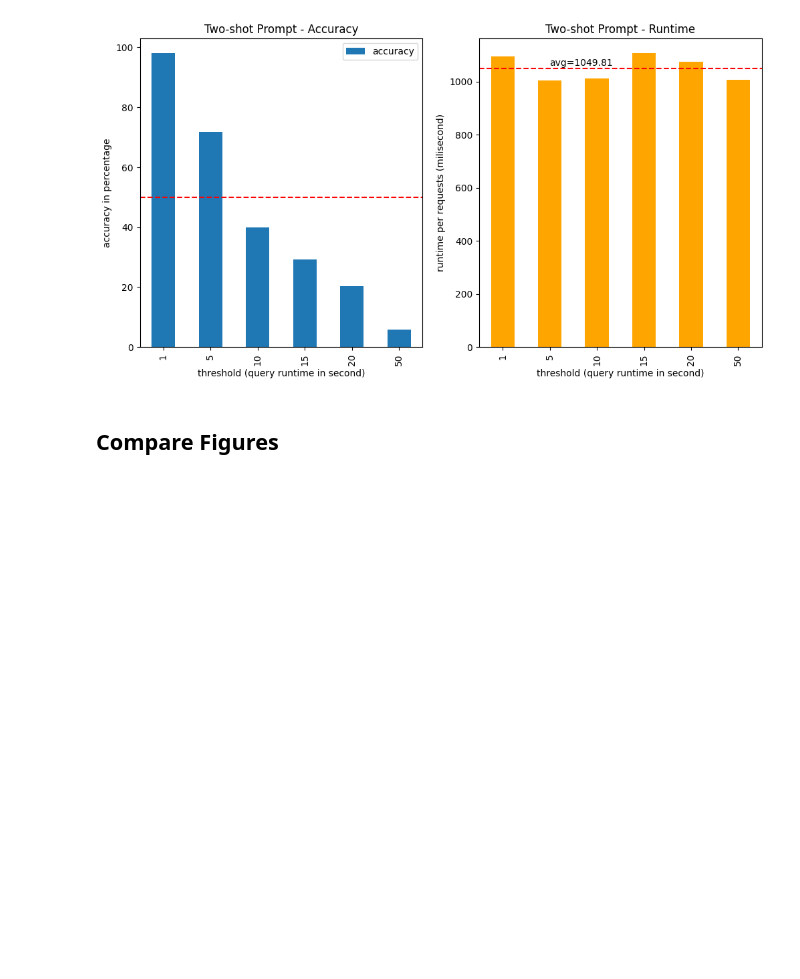
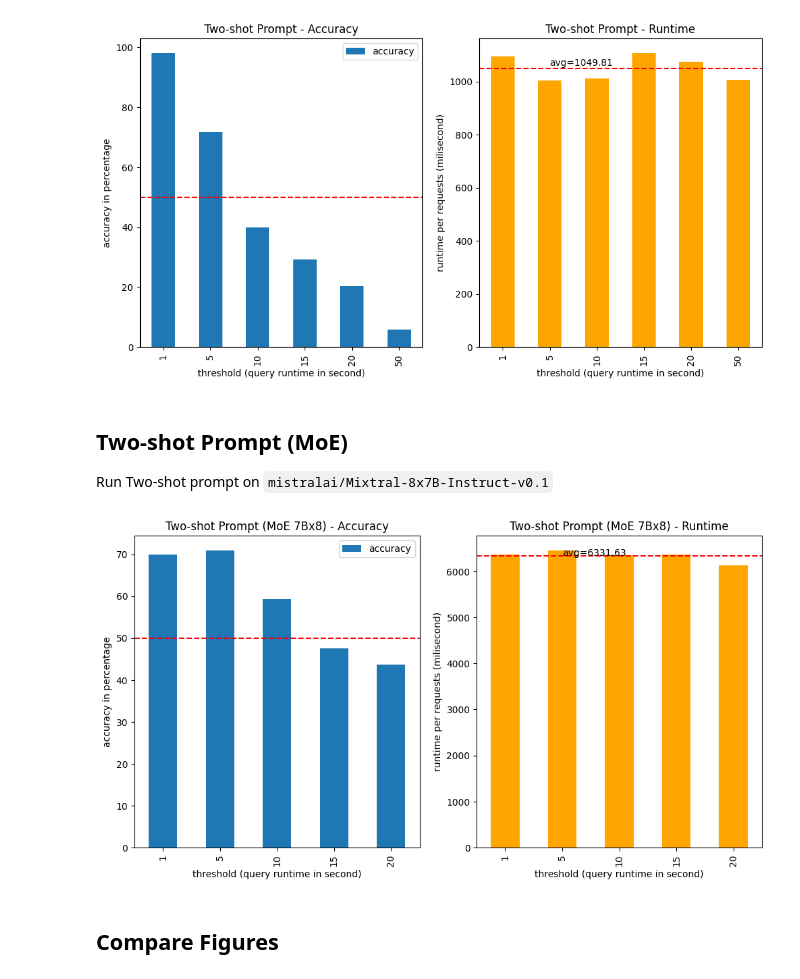
Before and after one commit to jyu283/cse291-sql-classification, a Jupyter notebook: figures/sec4_3-llm.ipynb, the cells around one changed output. Saved outputs shown, nothing was run; the diff lists cells and outputs as text; code cells hidden in the pictures; blank space fills up the shorter version.

```diff
--- a/figures/sec4_3-llm.ipynb
+++ b/figures/sec4_3-llm.ipynb
@@ -260,6 +266,59 @@ ax[1].text(1, df['runtime_per_req'].mean() + 10, f'avg={df["runtime_per_req"].me
 plt.savefig('sec4_3-llm-03-two-example-prompt-accuracy-runtime.png')
 # %% [output]
 [figure]
+# %% [markdown]
+## Two-shot Prompt (MoE)
+
+Run Two-shot prompt on `mistralai/Mixtral-8x7B-Instruct-v0.1`
+# %%
+import pandas as pd
+from io import StringIO
+import matplotlib.pyplot as plt
+df = pd.read_csv(StringIO("""threshold,runtime,reqs,False,True
+1,656.08,103,31,72
+5,664.38,103,30,73
+10,653.61,103,42,61
+15,656.12,103,54,49
+20,630.60,103,58,45"""))
+
+df['accuracy'] = df['True'] / df['reqs'] * 100 # percentage
+
+# Plot a bar chart where x-axis is the threshold and y-axis is accuracy.
+# x-axis label should be threshold (query runtime in second)
+# y-axis label should be accuracy in percentage
+# title should be "LLM Evaluation"
+
+# Plot a similar bar chart of accuracy and runtime side by side (left to right) in 2 subplots
+fig, ax = plt.subplots(1, 2, figsize=(12, 6))
+
+# Plot accuracy
+df.plot.bar(
+    x='threshold', y='accuracy', title='Two-shot Prompt (MoE 7Bx8) - Accuracy',
+    xlabel='threshold (query runtime in second)', ylabel='accuracy in percentage',
+    ax=ax[0]
+)
+# Draw a horizontal line at 50% accuracy
+ax[0].axhline(y=50, color='r', linestyle='--')
+
+# Plot runtime
+df['runtime_per_req'] = df['runtime'] / df['reqs'] * 1000
+df.plot.bar(
+    x='threshold', y='runtime_per_req', title='Two-shot Prompt (MoE 7Bx8) - Runtime',
+    xlabel='threshold (query runtime in second)',
+    ylabel='runtime per requests (milisecond)',
+    color='orange',
+    legend=False,
+    ax=ax[1]
+)
+
+# Draw a line at average runtime, and add text to show the average runtime
+ax[1].axhline(y=df['runtime_per_req'].mean(), color='r', linestyle='--')
+ax[1].text(1, df['runtime_per_req'].mean() + 10, f'avg={df["runtime_per_req"].mean():.2f}', color='black')
+
+# save figure to png
+plt.savefig('sec4_3-llm-04-two-example-prompt-MoE-accuracy-runtime.png')
+# %% [output]
+[figure, added]
 # %% [markdown]
 ## Compare Figures
 # %%
```
Also changed, not shown: parts of 3 cells of this notebook, 5 other files.
